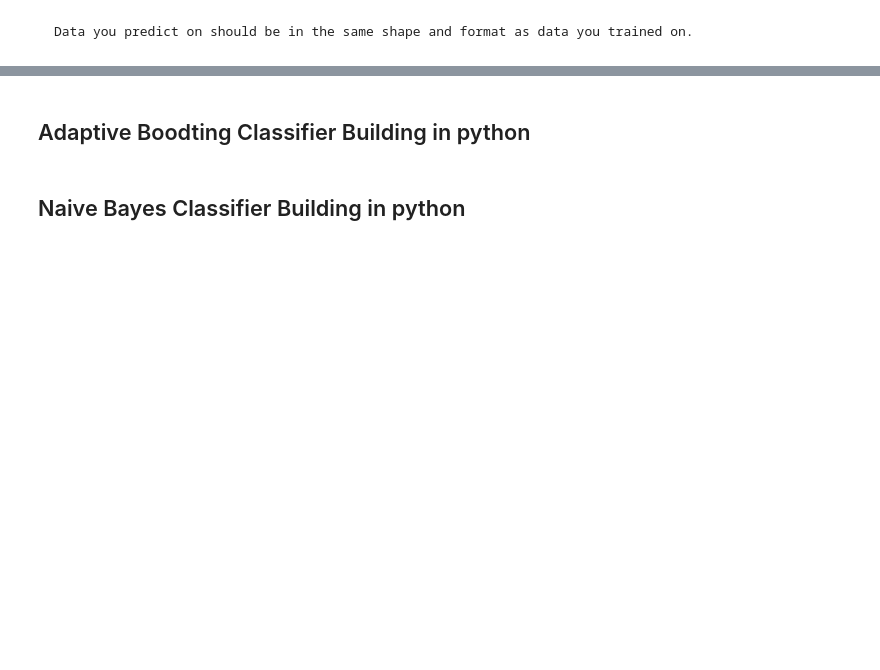
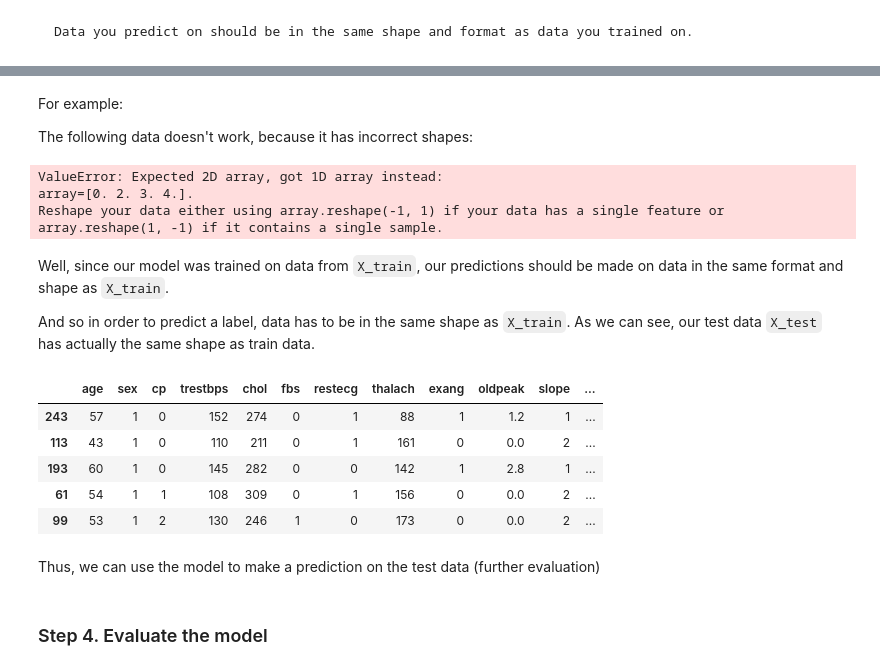
Before and after one commit to safarzadeh-reza/ENGO645-Assignments, a Jupyter notebook: source/notebooks/L4/classification_with_python.ipynb, the cells around one changed output, grey strips where cells are left out. Drawn from its saved outputs; the diff is of its cells as text; code cells hidden in the pictures; blank space fills up the shorter version.

```diff
--- a/source/notebooks/L4/classification_with_python.ipynb
+++ b/source/notebooks/L4/classification_with_python.ipynb
@@ -198,4 +195,25 @@ Data you predict on should be in the same shape and format as data you trained o
-# %% [markdown]
-## Adaptive Boodting Classifier Building in python
-# %% [markdown]
-## Naive Bayes Classifier Building in python
+# %% [markdown]
+For example:
+
+The following data doesn't work, because it has incorrect shapes:
+# %%
+y_label = model.predict(np.array([0, 2, 3, 4]))
+# %% [output]
+ValueError: Expected 2D array, got 1D array instead:
+array=[0. 2. 3. 4.].
+Reshape your data either using array.reshape(-1, 1) if your data has a single feature or array.reshape(1, -1) if it contains a single sample.
+# %% [markdown]
+Well, since our model was trained on data from `X_train`, our predictions should be made on data in the same format and shape as `X_train`.
+
+And so in order to predict a label, data has to be in the same shape as `X_train`. As we can see, our test data `X_test` has actually the same shape as train data.
+# %%
+X_test.head()
+# %% [output]
+|  | age | sex | cp | trestbps | chol | fbs | restecg | thalach | exang | oldpeak | slope | ... |
+| 243 | 57 | 1 | 0 | 152 | 274 | 0 | 1 | 88 | 1 | 1.2 | 1 | ... |
+| 113 | 43 | 1 | 0 | 110 | 211 | 0 | 1 | 161 | 0 | 0.0 | 2 | ... |
+| 193 | 60 | 1 | 0 | 145 | 282 | 0 | 0 | 142 | 1 | 2.8 | 1 | ... |
+| 61 | 54 | 1 | 1 | 108 | 309 | 0 | 1 | 156 | 0 | 0.0 | 2 | ... |
+| 99 | 53 | 1 | 2 | 130 | 246 | 1 | 0 | 173 | 0 | 0.0 | 2 | ... |
+# %% [markdown]
+Thus, we can use the model to make a prediction on the test data (further evaluation)
@@ -201,0 +222,2 @@ Data you predict on should be in the same shape and format as data you trained o
+# %% [markdown]
+### Step 4. Evaluate the model
```
Also changed, not shown: parts of 16 cells of this notebook.
